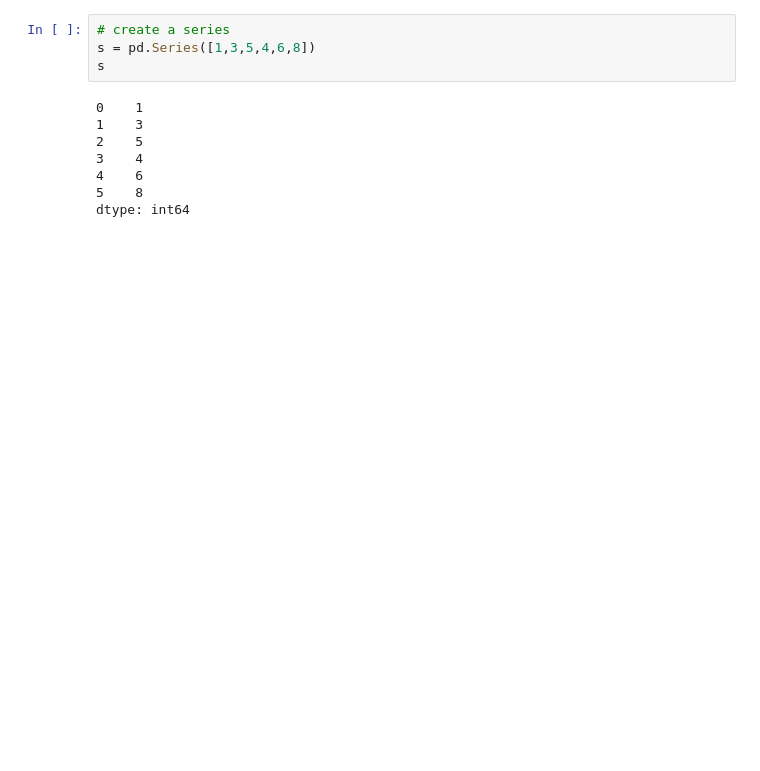
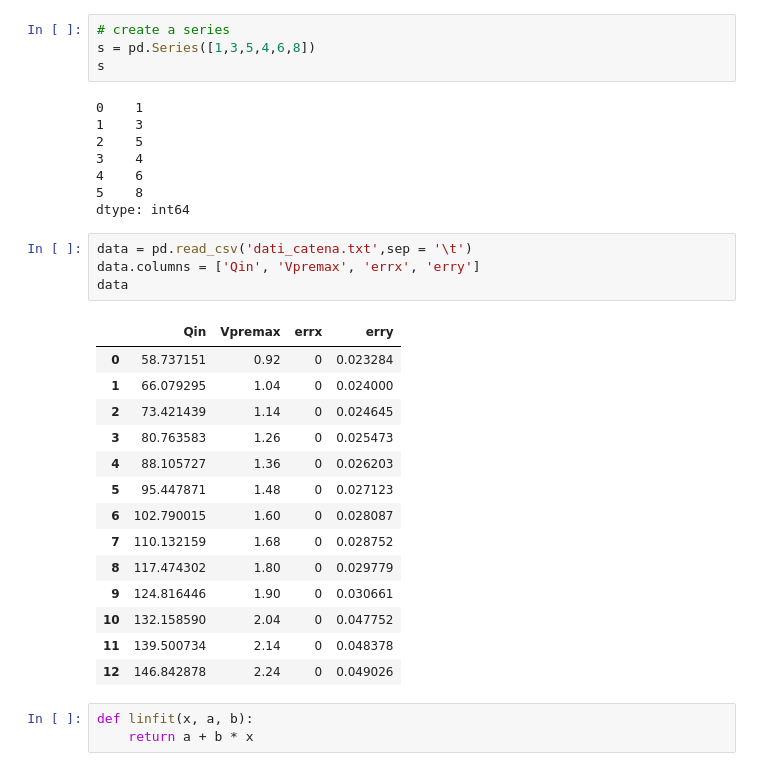
Before and after one commit to vanessacerrone/python_exercices, a Jupyter notebook: pandas.ipynb, the cells around one changed output. Saved outputs shown, nothing was run; the diff lists cells and outputs as text; blank space fills up the shorter version.

```diff
--- a/pandas.ipynb
+++ b/pandas.ipynb
@@ -15,3 +18,25 @@ s
 4    6
 5    8
 dtype: int64
+# %%
+data = pd.read_csv('dati_catena.txt',sep = '\t')
+data.columns = ['Qin', 'Vpremax', 'errx', 'erry']
+data
+# %% [output]
+|  | Qin | Vpremax | errx | erry |
+| 0 | 58.737151 | 0.92 | 0 | 0.023284 |
+| 1 | 66.079295 | 1.04 | 0 | 0.024000 |
+| 2 | 73.421439 | 1.14 | 0 | 0.024645 |
+| 3 | 80.763583 | 1.26 | 0 | 0.025473 |
+| 4 | 88.105727 | 1.36 | 0 | 0.026203 |
+| 5 | 95.447871 | 1.48 | 0 | 0.027123 |
+| 6 | 102.790015 | 1.60 | 0 | 0.028087 |
+| 7 | 110.132159 | 1.68 | 0 | 0.028752 |
+| 8 | 117.474302 | 1.80 | 0 | 0.029779 |
+| 9 | 124.816446 | 1.90 | 0 | 0.030661 |
+| 10 | 132.158590 | 2.04 | 0 | 0.047752 |
+| 11 | 139.500734 | 2.14 | 0 | 0.048378 |
+| 12 | 146.842878 | 2.24 | 0 | 0.049026 |
+# %%
+def linfit(x, a, b):
+    return a + b * x
```
Also changed, not shown: parts of 6 cells of this notebook, 1 other file.
